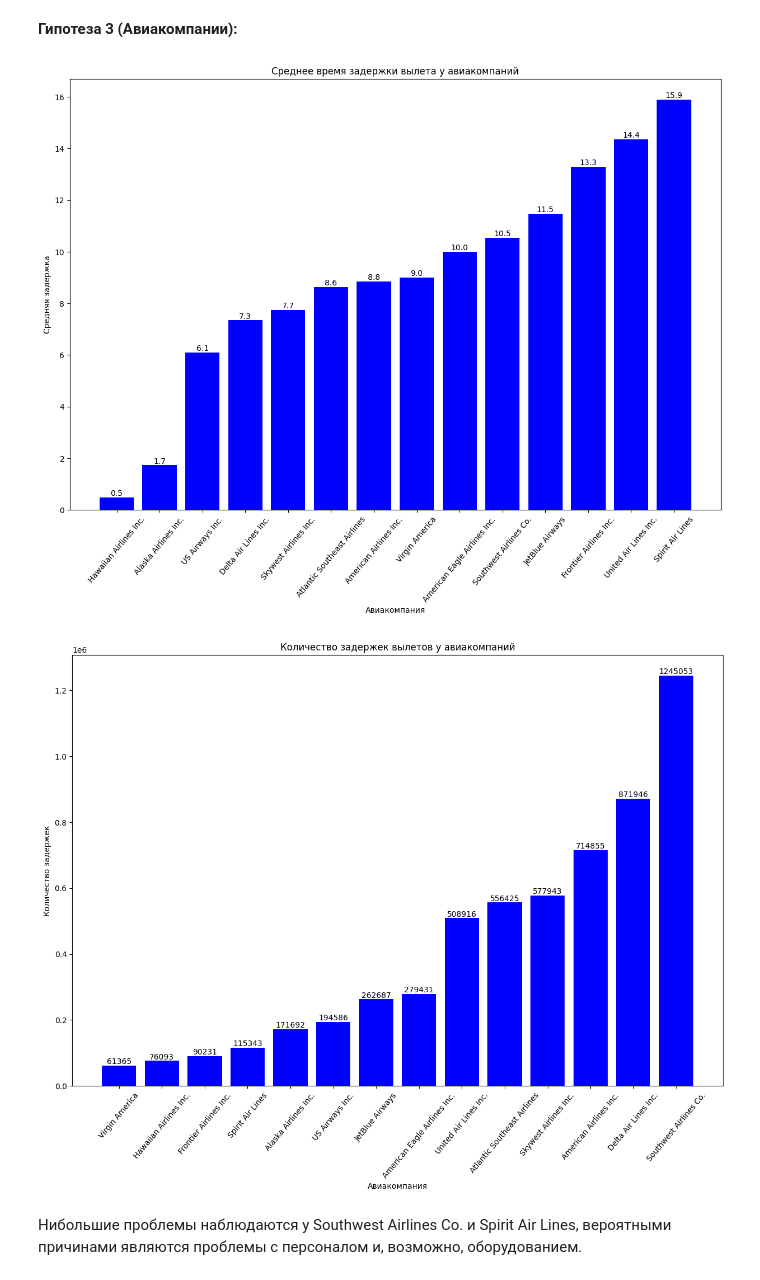
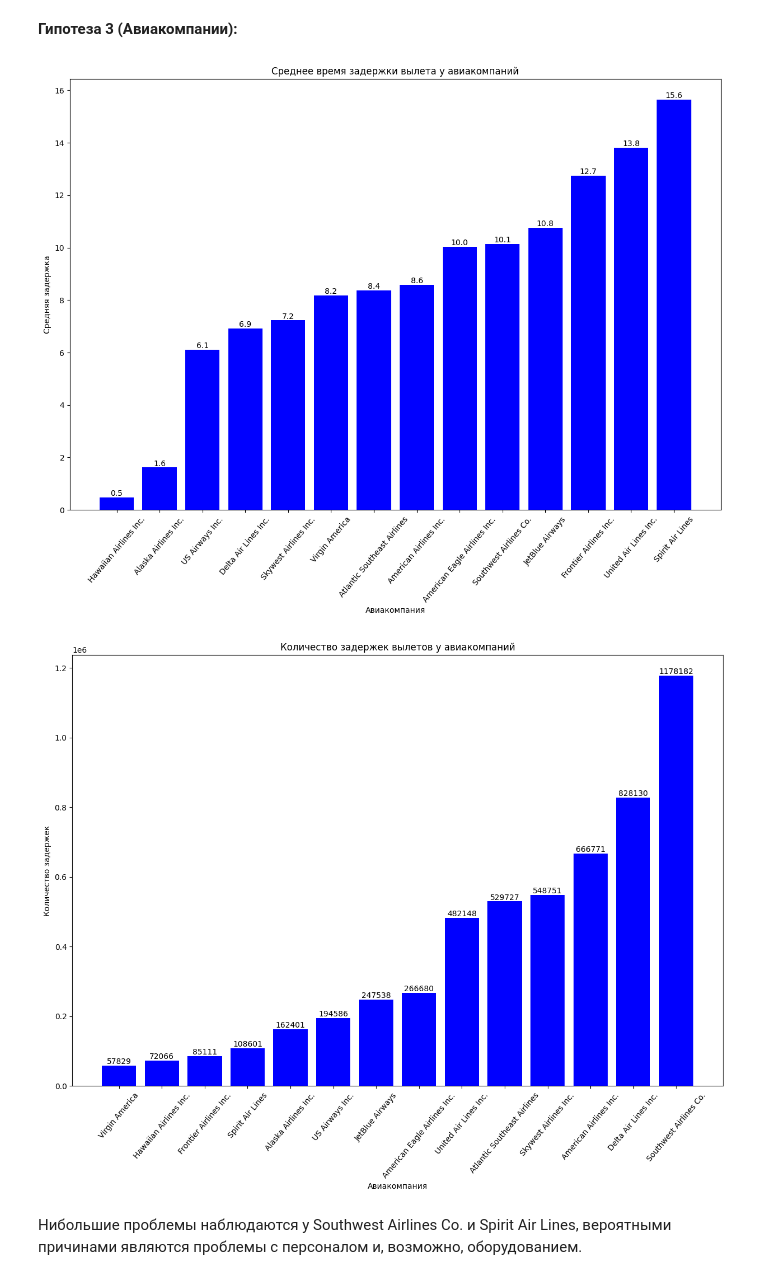
Before and after one commit to Nikita-Vasinkov/StatPrak-HW, a Jupyter notebook: dz4.ipynb, the cells around one changed output. Cells and saved outputs as stored; diff of their text form; code cells hidden in the pictures.

```diff
--- a/dz4.ipynb
+++ b/dz4.ipynb
@@ -59,4 +59,7 @@ plt.show()
 # %%
+delays_by_day = df1[df1['DEPARTURE_DELAY'] > 0].groupby('DAY_OF_WEEK').size().reset_index(name='DELAY_COUNT')
+flights_stats = df1.groupby('DAY_OF_WEEK').size().reset_index(name='TOTAL_FLIGHTS')
+
 delays_ratio = pd.merge(delays_by_day, flights_stats, on='DAY_OF_WEEK')
 delays_ratio['DELAY_PERCENT'] = (delays_ratio['DELAY_COUNT'] / delays_ratio['TOTAL_FLIGHTS']) * 100
 
@@ -71,6 +74,5 @@ ax.set_xlabel('Дни недели')
 ax.set_ylabel('Доля задержек (%)')
 ax.set_title('Доля задержанных рейсов по дням недели')
 
-
 plt.show()
 # %% [output]
@@ -122,21 +124,22 @@ plt.show()
 # %% [markdown]
 **Гипотеза 3 (Авиакомпании):**
 # %%
+filtered_df = df1[df1['DEPARTURE_DELAY'].notna()].copy()
 flights_with_airlines = pd.merge(filtered_df, df3, left_on='AIRLINE', right_on='IATA_CODE', how='left')
 airlineavgdelay = flights_with_airlines.groupby('AIRLINE_y')['DEPARTURE_DELAY'].mean().sort_values().reset_index(name = 'DELAY_AVG')
 plt.figure(figsize=(15, 10))
 bars = plt.bar(airlineavgdelay['AIRLINE_y'], airlineavgdelay['DELAY_AVG'], color = 'blue')
 for bar in bars:
     height = bar.get_height()
     plt.text(bar.get_x() + bar.get_width() / 2, height, f'{height:.1f}',
              ha='center', va='bottom', fontsize=10)
 plt.title('Среднее время задержки вылета у авиакомпаний')
 plt.xlabel('Авиакомпания')
 plt.ylabel('Средняя задержка')
 plt.xticks(rotation=50)
 plt.show()
 # %% [output]
-[figure, old version]
+[figure, new version]
 # %%
 flights_with_airlines = pd.merge(filtered_df, df3, left_on='AIRLINE', right_on='IATA_CODE', how='left')
 airlineavgdelay = flights_with_airlines.groupby('AIRLINE_y')['DEPARTURE_DELAY'].size().sort_values().reset_index(name='DELAY_COUNT')
@@ -154,7 +157,7 @@ plt.ylabel('Количество задержек')
 plt.xticks(rotation=50)
 plt.show()
 # %% [output]
-[figure, old version]
+[figure, new version]
 # %% [markdown]
 Нибольшие проблемы наблюдаются у Southwest Airlines Co. и Spirit Air Lines, вероятными причинами являются проблемы с персоналом и, возможно, оборудованием.
 # %% [markdown]
```
Also changed, not shown: parts of 6 cells of this notebook.
